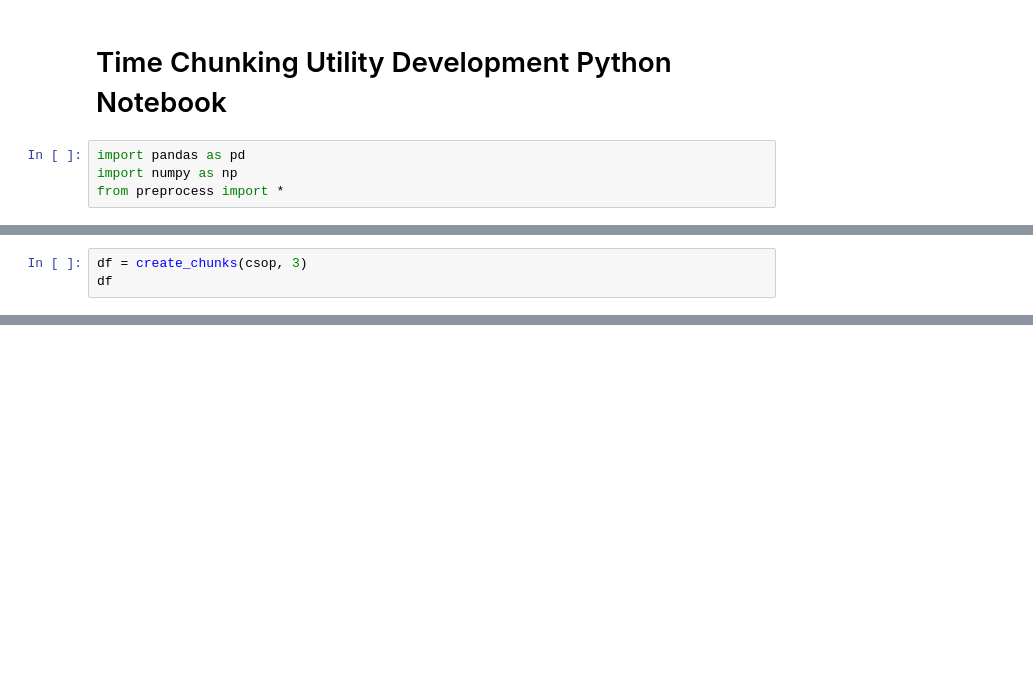
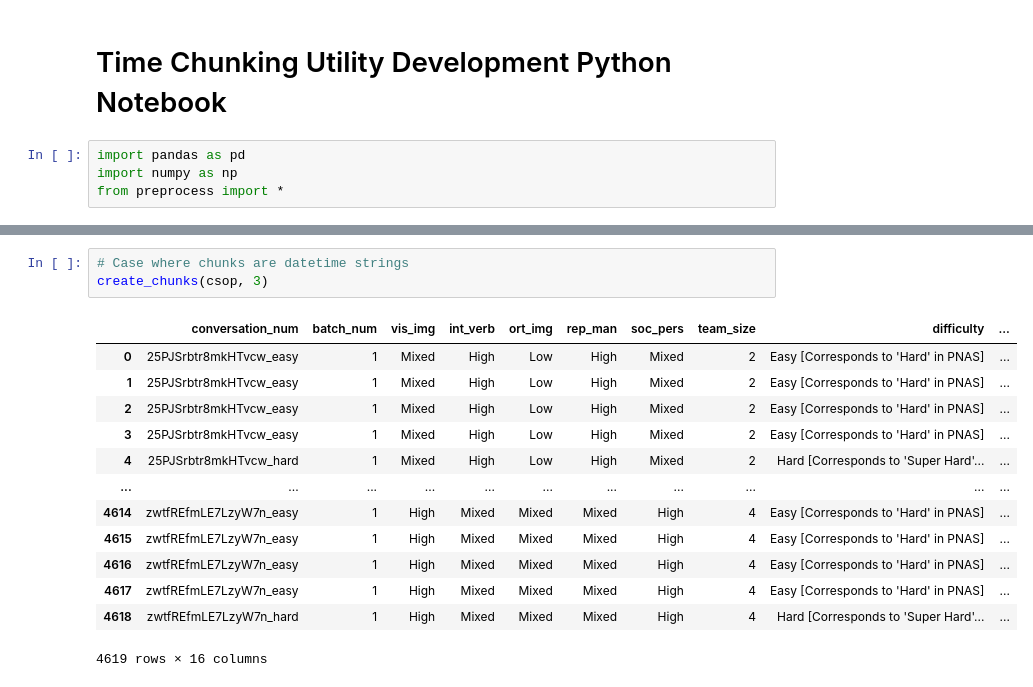
Before and after one commit to Watts-Lab/team_comm_tools, a Jupyter notebook: feature_engine/utils/time_chunking_dev.ipynb, the cells around one changed output, grey strips where cells are left out. Drawn from its saved outputs; the diff is of its cells as text; blank space fills up the shorter version.

Commit message:
emily edits to chunking utility

```diff
--- a/feature_engine/utils/time_chunking_dev.ipynb
+++ b/feature_engine/utils/time_chunking_dev.ipynb
@@ -96,3 +17,0 @@ def create_chunks(df,num_chunks):
-# %%
-df = create_chunks(csop, 3)
-df
@@ -129,0 +149,17 @@ chunk num be like 0
+# %%
+# Case where chunks are datetime strings
+create_chunks(csop, 3)
+# %% [output]
+|  | conversation_num | batch_num | vis_img | int_verb | ort_img | rep_man | soc_pers | team_size | difficulty | ... |
+| 0 | 25PJSrbtr8mkHTvcw_easy | 1 | Mixed | High | Low | High | Mixed | 2 | Easy [Corresponds to 'Hard' in PNAS] | ... |
+| 1 | 25PJSrbtr8mkHTvcw_easy | 1 | Mixed | High | Low | High | Mixed | 2 | Easy [Corresponds to 'Hard' in PNAS] | ... |
+| 2 | 25PJSrbtr8mkHTvcw_easy | 1 | Mixed | High | Low | High | Mixed | 2 | Easy [Corresponds to 'Hard' in PNAS] | ... |
+| 3 | 25PJSrbtr8mkHTvcw_easy | 1 | Mixed | High | Low | High | Mixed | 2 | Easy [Corresponds to 'Hard' in PNAS] | ... |
+| 4 | 25PJSrbtr8mkHTvcw_hard | 1 | Mixed | High | Low | High | Mixed | 2 | Hard [Corresponds to 'Super Hard'... | ... |
+| ... | ... | ... | ... | ... | ... | ... | ... | ... | ... | ... |
+| 4614 | zwtfREfmLE7LzyW7n_easy | 1 | High | Mixed | Mixed | Mixed | High | 4 | Easy [Corresponds to 'Hard' in PNAS] | ... |
+| 4615 | zwtfREfmLE7LzyW7n_easy | 1 | High | Mixed | Mixed | Mixed | High | 4 | Easy [Corresponds to 'Hard' in PNAS] | ... |
+| 4616 | zwtfREfmLE7LzyW7n_easy | 1 | High | Mixed | Mixed | Mixed | High | 4 | Easy [Corresponds to 'Hard' in PNAS] | ... |
+| 4617 | zwtfREfmLE7LzyW7n_easy | 1 | High | Mixed | Mixed | Mixed | High | 4 | Easy [Corresponds to 'Hard' in PNAS] | ... |
+| 4618 | zwtfREfmLE7LzyW7n_hard | 1 | High | Mixed | Mixed | Mixed | High | 4 | Hard [Corresponds to 'Super Hard'... | ... |
+4619 rows × 16 columns
```
Also changed, not shown: parts of 12 cells of this notebook, 2 other files.
